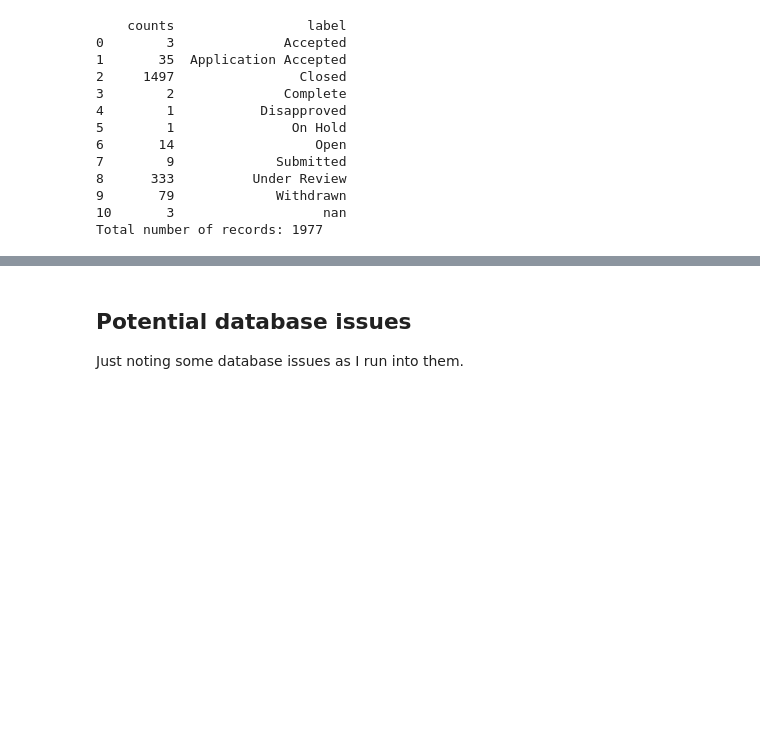
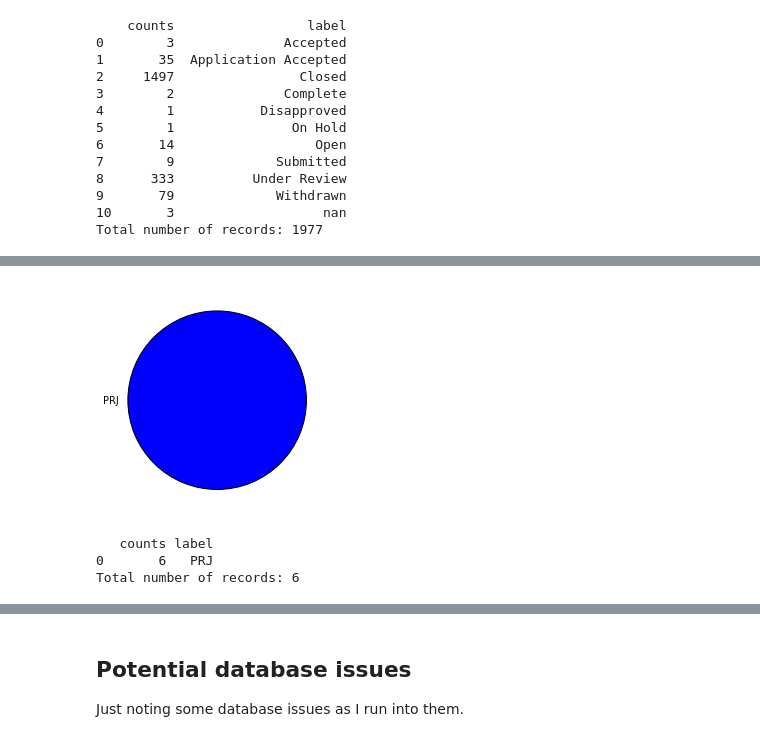
Before and after one commit to YIMBYdata/planningportal, a Jupyter notebook: Graph testing.ipynb, the cells around one changed output, grey strips where cells are left out. Drawn from its saved outputs; the diff is of its cells as text; code cells hidden in the pictures; blank space fills up the shorter version.

```diff
--- a/Graph testing.ipynb
+++ b/Graph testing.ipynb
@@ -142,0 +164,11 @@ print(project_parents.count())
+# %%
+#Now look at the records whose parents are housing PRJ records
+parent_types = parent_records.values('record_type').annotate(type_counts = Count('pk',distinct=True))
+table = pie_from_counts(parent_types,'record_type','type_counts')
+print(table)
+print('Total number of records: %s' % table['counts'].sum())
+# %% [output]
+[figure, added]
+   counts label
+0       6   PRJ
+Total number of records: 6
```
Also changed, not shown: parts of 19 cells of this notebook.
